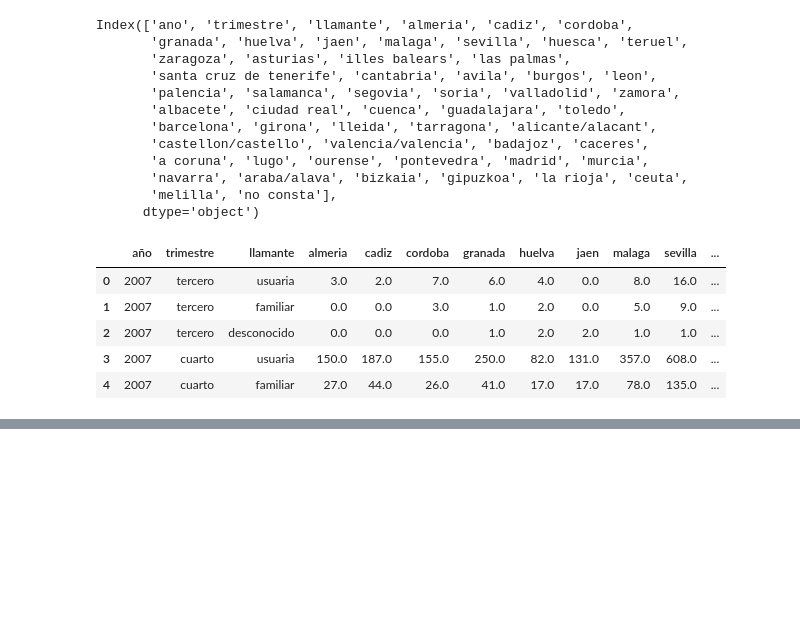
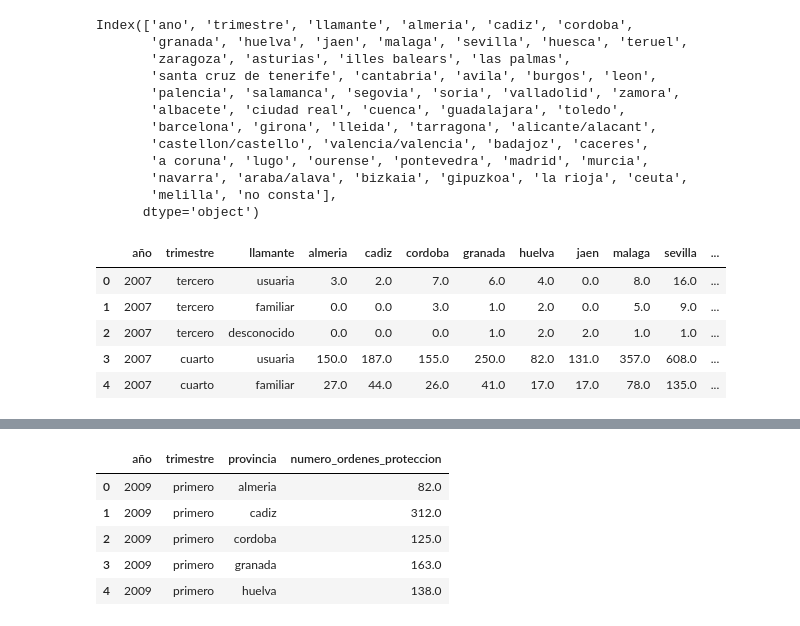
Before and after one commit to NoeRoson/Final_project, a Jupyter notebook: code/limpieza.ipynb, the cells around one changed output, grey strips where cells are left out. Cells and saved outputs as stored; diff of their text form; code cells hidden in the pictures; blank space fills up the shorter version.

```diff
--- a/code/limpieza.ipynb
+++ b/code/limpieza.ipynb
@@ -143,0 +169,7 @@ llam.to_csv('../data_clean/portal_estadistico_vio_gen/llamadas_016.csv', index=F
+# %%
+ord.columns = unif_col(ord.columns)
+# %%
+ord.rename(columns={'ano': 'año'}, inplace=True)
+ord.año = clean_year(ord.año)
+# %%
+ord.rename(columns={'numero de ordenes de proteccion': 'numero_ordenes_proteccion'}, inplace=True)
@@ -143,0 +184,9 @@ llam.to_csv('../data_clean/portal_estadistico_vio_gen/llamadas_016.csv', index=F
+# %%
+ord.head()
+# %% [output]
+|  | año | trimestre | provincia | numero_ordenes_proteccion |
+| 0 | 2009 | primero | almeria | 82.0 |
+| 1 | 2009 | primero | cadiz | 312.0 |
+| 2 | 2009 | primero | cordoba | 125.0 |
+| 3 | 2009 | primero | granada | 163.0 |
+| 4 | 2009 | primero | huelva | 138.0 |
```
Also changed, not shown: parts of 13 cells of this notebook, 5 other files.
